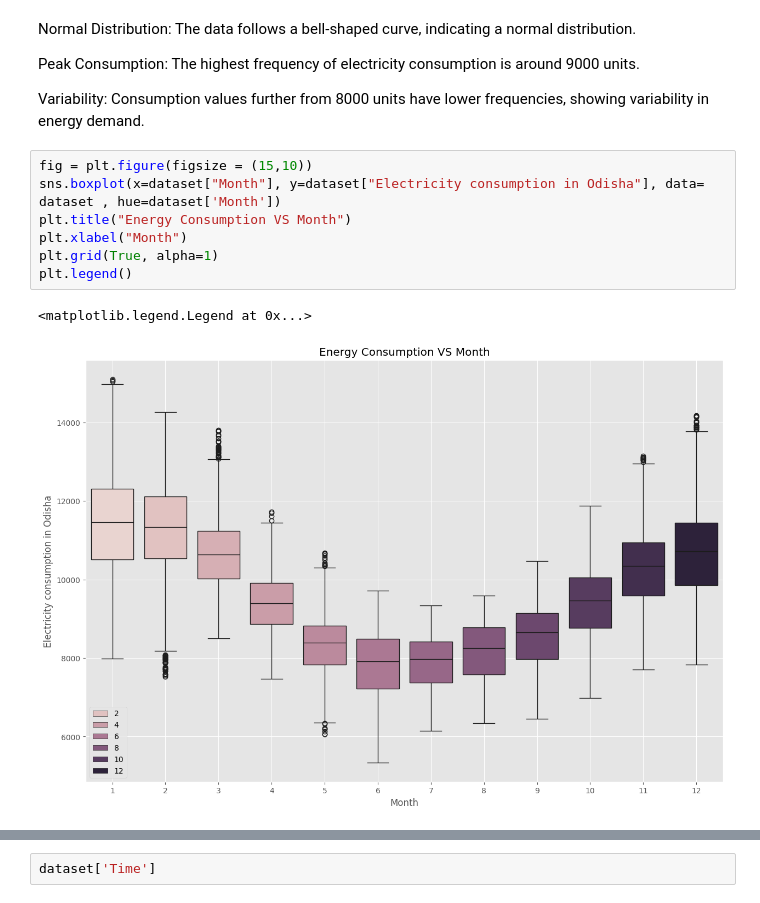
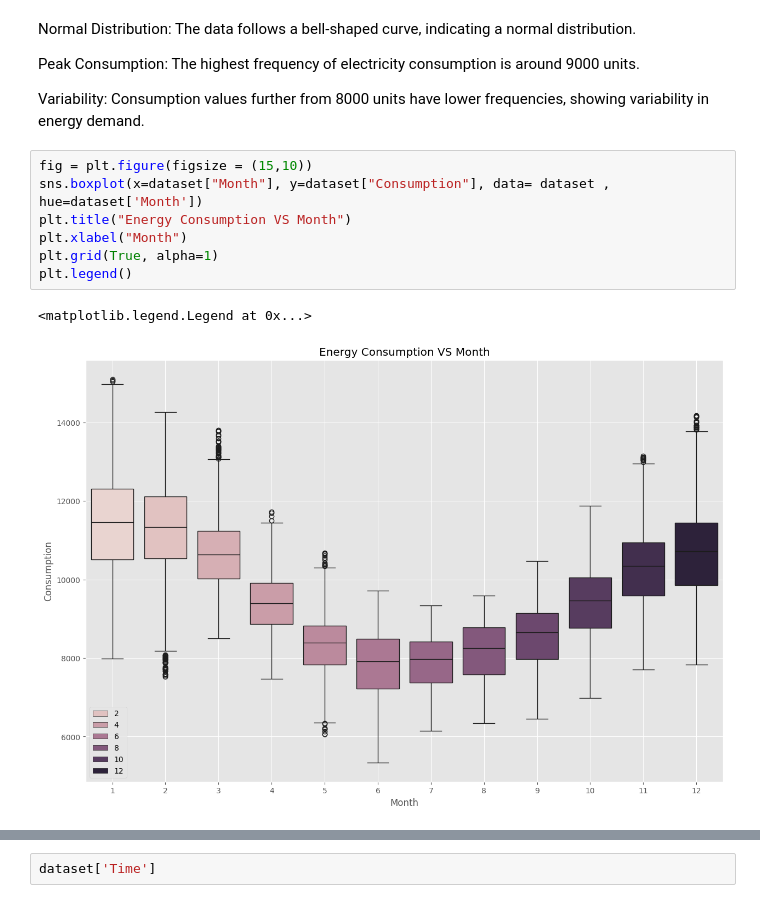
Before and after one commit to SadabAli/Energy-Consumption-prediction, a Jupyter notebook: EnergyConsumptionPrediction.ipynb, the cells around one changed output, grey strips where cells are left out. Saved outputs shown, nothing was run; the diff lists cells and outputs as text.

```diff
--- a/EnergyConsumptionPrediction.ipynb
+++ b/EnergyConsumptionPrediction.ipynb
@@ -359,14 +359,14 @@ Peak Consumption: The highest frequency of electricity consumption is around 900
 Variability: Consumption values further from 8000 units have lower frequencies, showing variability in energy demand.
 # %%
 fig = plt.figure(figsize = (15,10))
-sns.boxplot(x=dataset["Month"], y=dataset["Electricity consumption in Odisha"], data= dataset , hue=dataset['Month'])
+sns.boxplot(x=dataset["Month"], y=dataset["Consumption"], data= dataset , hue=dataset['Month'])
 plt.title("Energy Consumption VS Month")
 plt.xlabel("Month")
 plt.grid(True, alpha=1)
 plt.legend()
 # %% [output]
 <matplotlib.legend.Legend at 0x...>
-[figure, old version]
+[figure, new version]
 # %%
 # i want to check energy consumption in hour
 
```
Also changed, not shown: parts of 29 cells of this notebook.
